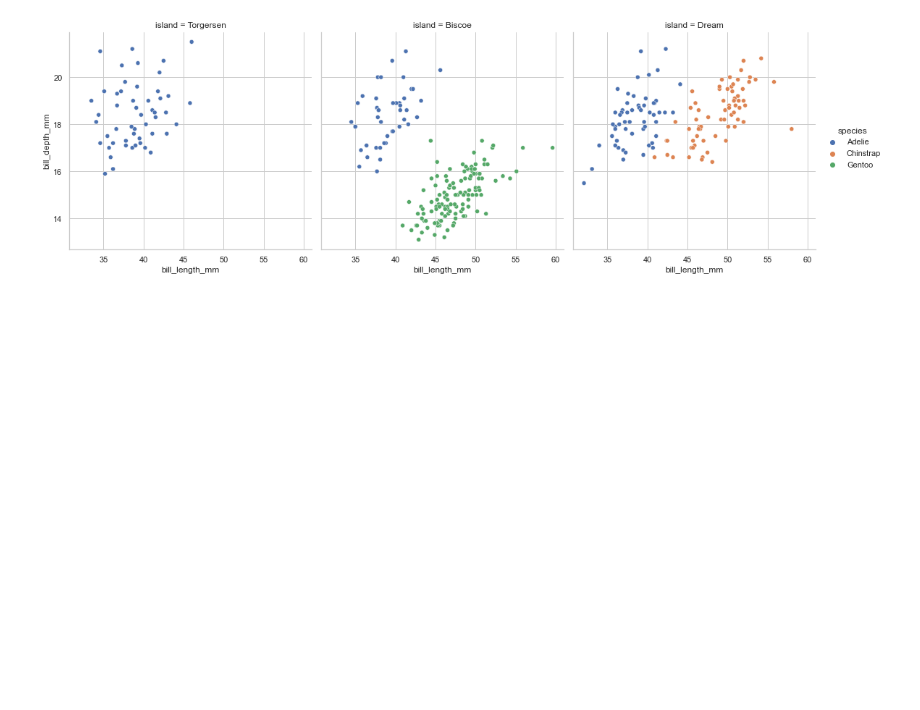
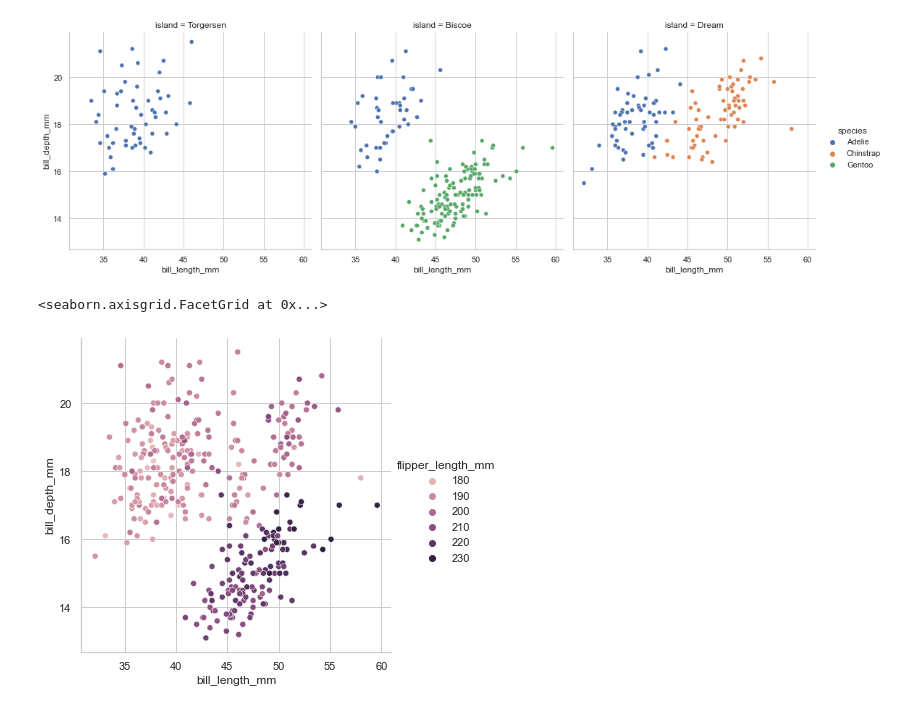
Before and after one commit to ojjy/datascience, a Jupyter notebook: study/seaborn/seaborn_prac.ipynb, the cells around one changed output. Drawn from its saved outputs; the diff is of its cells as text; code cells hidden in the pictures; blank space fills up the shorter version.

Commit message:
study seaborn

```diff
--- a/study/seaborn/seaborn_prac.ipynb
+++ b/study/seaborn/seaborn_prac.ipynb
@@ -66,3 +66,8 @@ sns.relplot(x='bill_length_mm', y='bill_depth_mm', hue='species', col="island",
 # %% [output]
 <seaborn.axisgrid.FacetGrid at 0x...>
 [figure]
+# %%
+sns.relplot(x='bill_length_mm', y='bill_depth_mm', hue='flipper_length_mm', data=penguins)
+# %% [output]
+<seaborn.axisgrid.FacetGrid at 0x...>
+[figure, added]
```
Also changed, not shown: parts of 5 cells of this notebook, 1 other file.
